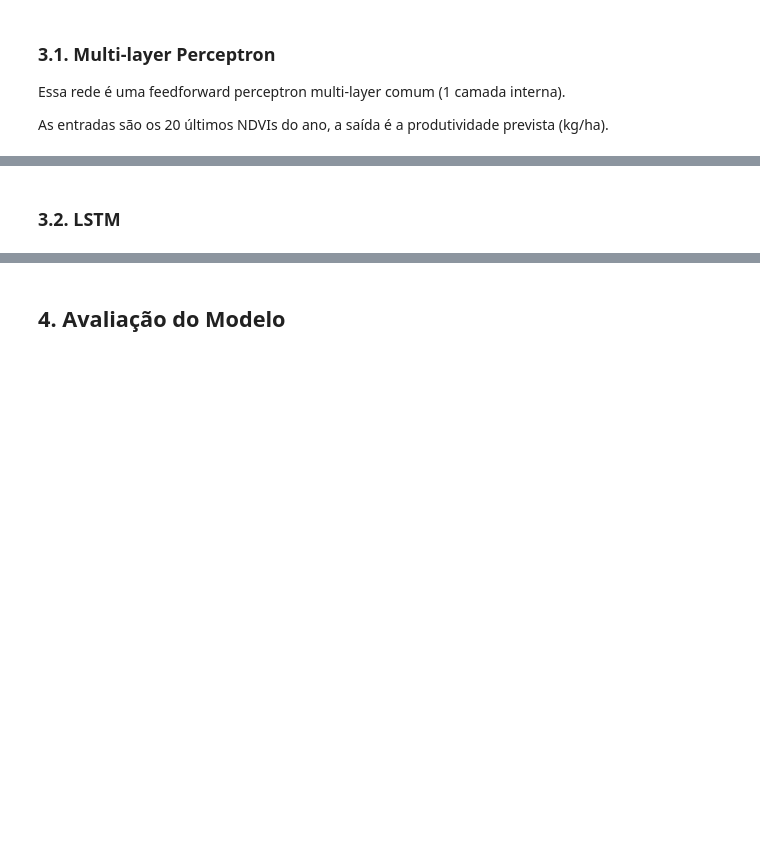
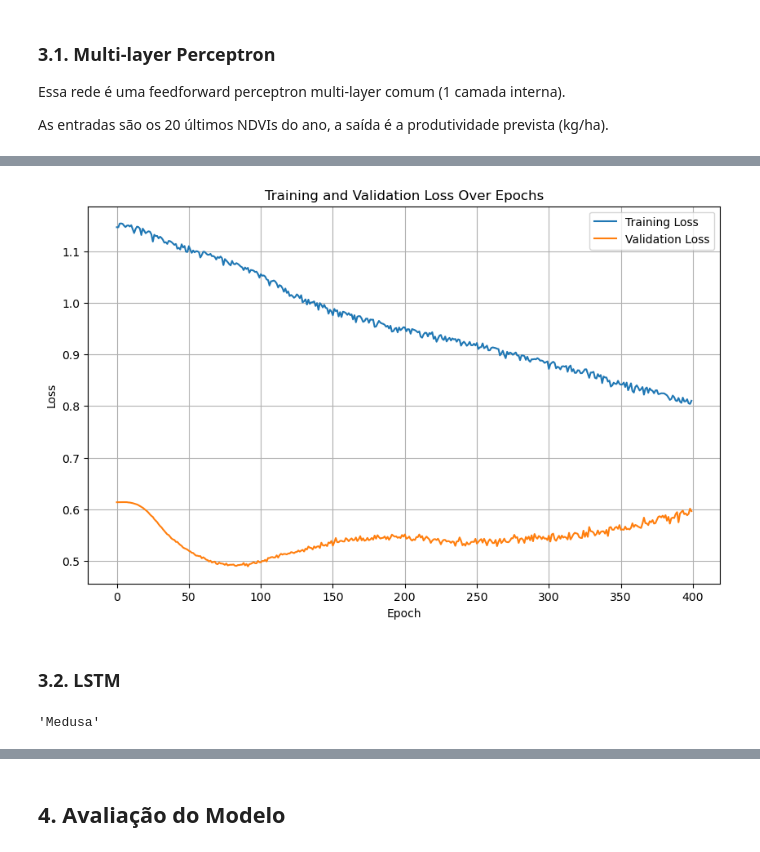
Before and after one commit to luisfuturist/ec-ingredion-2, a Jupyter notebook: src/2. Prediction.ipynb, the cells around one changed output, grey strips where cells are left out. Saved outputs shown, nothing was run; the diff lists cells and outputs as text; code cells hidden in the pictures; blank space fills up the shorter version.

```diff
--- a/src/2. Prediction.ipynb
+++ b/src/2. Prediction.ipynb
@@ -21,11 +23,11 @@ MLP_BATCH_SIZE = 16
 MLP_WINDOW_SIZE = 10
 
 # LSTM Hyperparameters
-LSTM_WINDOW_SIZE = 10
-LSTM_HIDDEN_SIZE = 64
+LSTM_WINDOW_SIZE = 20
+LSTM_HIDDEN_SIZE = 128
 LSTM_NUM_LAYERS = 1
 LSTM_DROPOUT = 0.2
-LSTM_EPOCHS = 400
+LSTM_EPOCHS = 200
 LSTM_BATCH_SIZE = 16
 
 # Computation
@@ -272,6 +451,15 @@ Essa rede é uma feedforward perceptron multi-layer comum (1 camada interna).
 
 As entradas são os 20 últimos NDVIs do ano, a saída é a produtividade prevista (kg/ha).
 # %%
+class AmplifiedTanh(nn.Module):
+    def __init__(self, amplification_factor=1.0):
+        super().__init__()
+        self.amplification_factor = amplification_factor
+
+    def forward(self, x):
+        return self.amplification_factor * torch.tanh(x)
+
+
 mlp_network = nn.Sequential(
     nn.Flatten(start_dim=1, end_dim=-1),
     nn.Linear(MLP_WINDOW_SIZE * 4, 256),
@@ -281,7 +469,7 @@ mlp_network = nn.Sequential(
     nn.Linear(512, 256),
     nn.ReLU(),
     nn.Linear(256, 1),
-    nn.Tanh(),
+    AmplifiedTanh(amplification_factor=1.5),
 )
 
 def init_linear_weights(m):
@@ -346,23 +553,35 @@ print(f"\n\nSaved MLP model\tepoch: {saved_epoch}\tvalidation loss: {best_loss:.
 # %%
-def plot_loss(losses):
+def plot_loss(train_losses, validation_losses):
     """
-    Plots the training loss over epochs.
+    Plots the training and validation losses over epochs.
 
     Args:
-        losses (list): List of loss values for each epoch.
+        train_losses (list): List of training loss values for each epoch.
+        validation_losses (list): List of validation loss values for each epoch.
     """
     plt.figure(figsize=(10, 6))
-    plt.plot(losses, label="Loss")
+    plt.plot(train_losses, label="Training Loss")
+    plt.plot(validation_losses, label="Validation Loss")
     plt.xlabel("Epoch")
     plt.ylabel("Loss")
-    plt.title("Training Loss Over Epochs")
+    plt.title("Training and Validation Loss Over Epochs")
     plt.legend()
     plt.grid(True)
     plt.show()
 
-plot_loss(mlp_losses)
+plot_loss(mlp_losses_train, mlp_losses_validation)
+# %% [output]
+[figure, added]
 # %% [markdown]
 ### 3.2. LSTM
+# %%
+import random
+
+def cat_name_generator(gender: str): return random.choice({"macho": ["Thor", "Loki", "Zeus", "Hades", "Apolo", "Ares", "Hermes", "Poseidon", "Hércules", "Aquiles", "Ulisses", "Atlas", "Perseu", "Orfeu", "Eros", "Hefesto", "Dionísio", "Héracles", "Cronos", "Prometeu", "Teseu", "Orfeu", "Eolo"], "femea": ["Afrodite", "Artemis", "Deméter", "Hera", "Perséfone", "Atena", "Héstia", "Eris", "Selene", "Gaia", "Tétis", "Eurídice", "Calipso", "Medusa", "Circe"]}[gender])
+
+cat_name_generator("femea")
+# %% [output]
+'Medusa'
 # %%
 import torch.nn as nn
 import torch.optim as optim
```
Also changed, not shown: parts of 17 cells of this notebook.
